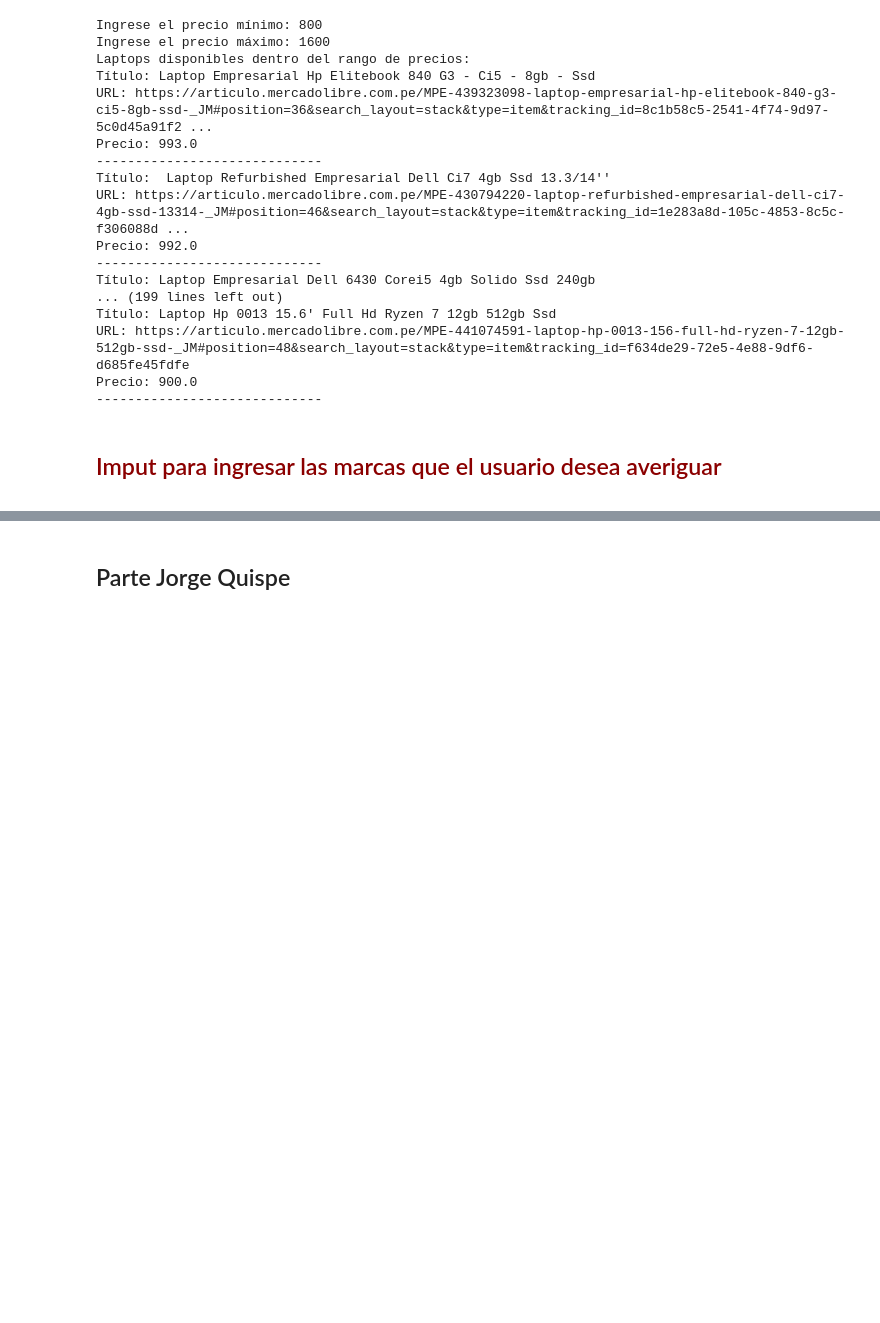
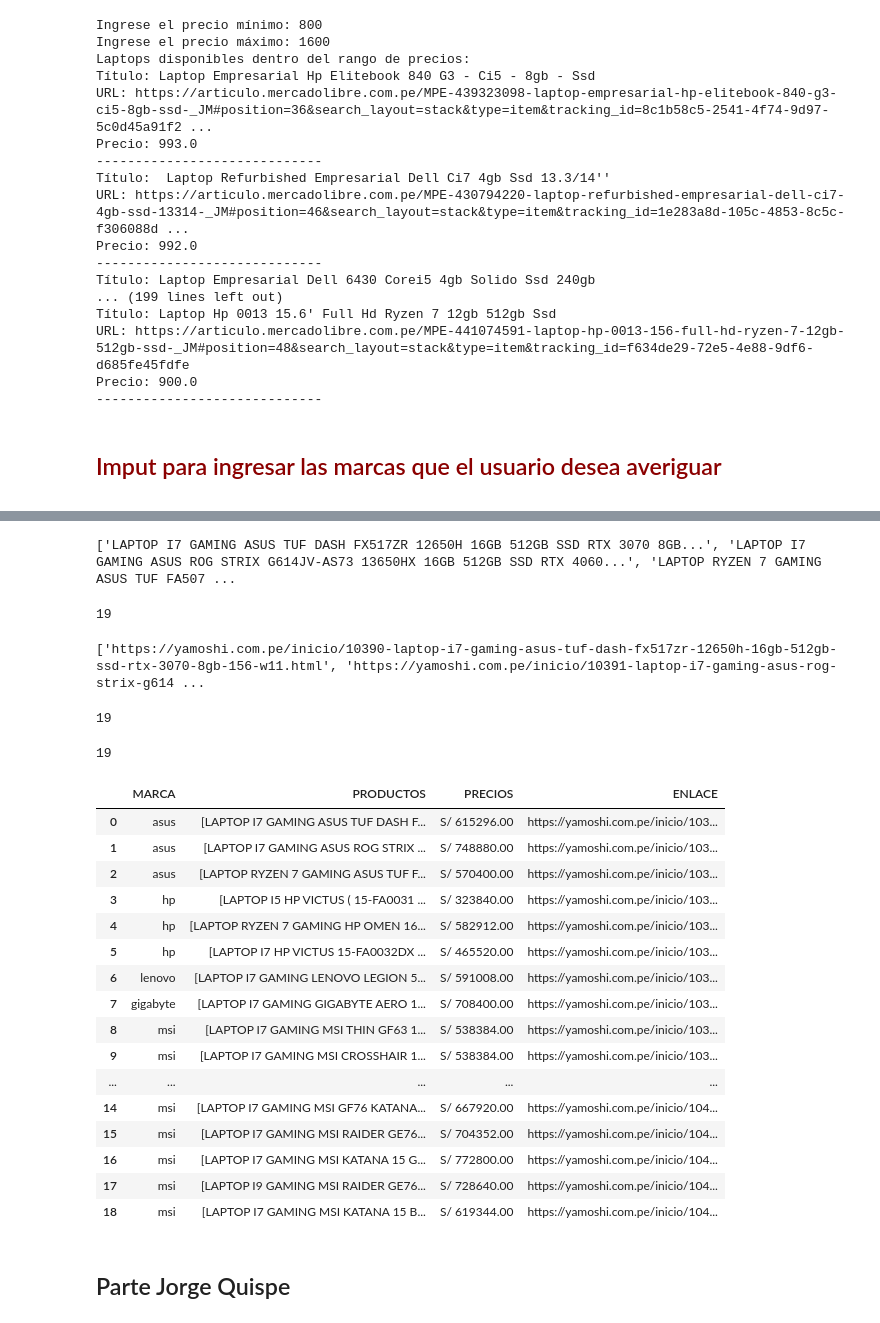
Before and after one commit to BrendaAnali/Trabajo-Final-LP2, a Jupyter notebook: scraping-mercado-libre.ipynb, the cells around one changed output, grey strips where cells are left out. Saved outputs shown, nothing was run; the diff lists cells and outputs as text; code cells hidden in the pictures; blank space fills up the shorter version.

```diff
--- a/scraping-mercado-libre.ipynb
+++ b/scraping-mercado-libre.ipynb
@@ -436,0 +478,3 @@ df
+# %%
+precio_formateado = ['S/ {:.2f}'.format(float(p.replace('S/ ', '').replace(',', ''))) for p in precio1]
+print(precio_formateado)
@@ -436,0 +490,3 @@ df
+# %%
+titulos=soup1.find_all("a",attrs={"class":"product-name --font-weight-bold-600"})
+titulos
@@ -437,3 +513,55 @@ df
+# %%
+titulo= list()
+
+for i in titulos:
+    titulo.append(i.text)
+print(titulo)
+len (titulo)
+# %% [output]
+['LAPTOP I7 GAMING ASUS TUF DASH FX517ZR 12650H 16GB 512GB SSD RTX 3070 8GB...', 'LAPTOP I7 GAMING ASUS ROG STRIX G614JV-AS73 13650HX 16GB 512GB SSD RTX 4060...', 'LAPTOP RYZEN 7 GAMING ASUS TUF FA507 ...
+19
+# %%
+enlaces = []
+for div in soup1.find_all('h5', class_='product-title-item'):
+    a = div.find('a')
+    enlace = a['href']
+    enlaces.append(enlace)
+
+print(enlaces)
+len(enlaces)
+# %% [output]
+['https://yamoshi.com.pe/inicio/10390-laptop-i7-gaming-asus-tuf-dash-fx517zr-12650h-16gb-512gb-ssd-rtx-3070-8gb-156-w11.html', 'https://yamoshi.com.pe/inicio/10391-laptop-i7-gaming-asus-rog-strix-g614 ...
+19
+# %%
+marca=["asus","asus","asus","hp","hp","hp","lenovo","gigabyte","msi","msi","msi","msi","msi","msi","msi","msi","msi","msi","msi"]
+len(marca)
+# %% [output]
+19
+# %%
+data3 = {'PRODUCTOS':titulos,'PRECIOS':precio_formateado,'MARCA':marca,'ENLACE':enlaces}
+
+
+
+df_1 = pd.DataFrame(data3, columns = ["MARCA","PRODUCTOS","PRECIOS","ENLACE"])
+df_1
+# %% [output]
+|  | MARCA | PRODUCTOS | PRECIOS | ENLACE |
+| 0 | asus | [LAPTOP I7 GAMING ASUS TUF DASH F... | S/ 615296.00 | https://yamoshi.com.pe/inicio/103... |
+| 1 | asus | [LAPTOP I7 GAMING ASUS ROG STRIX ... | S/ 748880.00 | https://yamoshi.com.pe/inicio/103... |
+| 2 | asus | [LAPTOP RYZEN 7 GAMING ASUS TUF F... | S/ 570400.00 | https://yamoshi.com.pe/inicio/103... |
+| 3 | hp | [LAPTOP I5 HP VICTUS ( 15-FA0031 ... | S/ 323840.00 | https://yamoshi.com.pe/inicio/103... |
+| 4 | hp | [LAPTOP RYZEN 7 GAMING HP OMEN 16... | S/ 582912.00 | https://yamoshi.com.pe/inicio/103... |
+| 5 | hp | [LAPTOP I7 HP VICTUS 15-FA0032DX ... | S/ 465520.00 | https://yamoshi.com.pe/inicio/103... |
+| 6 | lenovo | [LAPTOP I7 GAMING LENOVO LEGION 5... | S/ 591008.00 | https://yamoshi.com.pe/inicio/103... |
+| 7 | gigabyte | [LAPTOP I7 GAMING GIGABYTE AERO 1... | S/ 708400.00 | https://yamoshi.com.pe/inicio/103... |
+| 8 | msi | [LAPTOP I7 GAMING MSI THIN GF63 1... | S/ 538384.00 | https://yamoshi.com.pe/inicio/103... |
+| 9 | msi | [LAPTOP I7 GAMING MSI CROSSHAIR 1... | S/ 538384.00 | https://yamoshi.com.pe/inicio/103... |
+| ... | ... | ... | ... | ... |
+| 14 | msi | [LAPTOP I7 GAMING MSI GF76 KATANA... | S/ 667920.00 | https://yamoshi.com.pe/inicio/104... |
+| 15 | msi | [LAPTOP I7 GAMING MSI RAIDER GE76... | S/ 704352.00 | https://yamoshi.com.pe/inicio/104... |
+| 16 | msi | [LAPTOP I7 GAMING MSI KATANA 15 G... | S/ 772800.00 | https://yamoshi.com.pe/inicio/104... |
+| 17 | msi | [LAPTOP I9 GAMING MSI RAIDER GE76... | S/ 728640.00 | https://yamoshi.com.pe/inicio/104... |
+| 18 | msi | [LAPTOP I7 GAMING MSI KATANA 15 B... | S/ 619344.00 | https://yamoshi.com.pe/inicio/104... |
 # %% [markdown]
 ## Parte Jorge Quispe
 # %%
```
Also changed, not shown: parts of 32 cells of this notebook.
